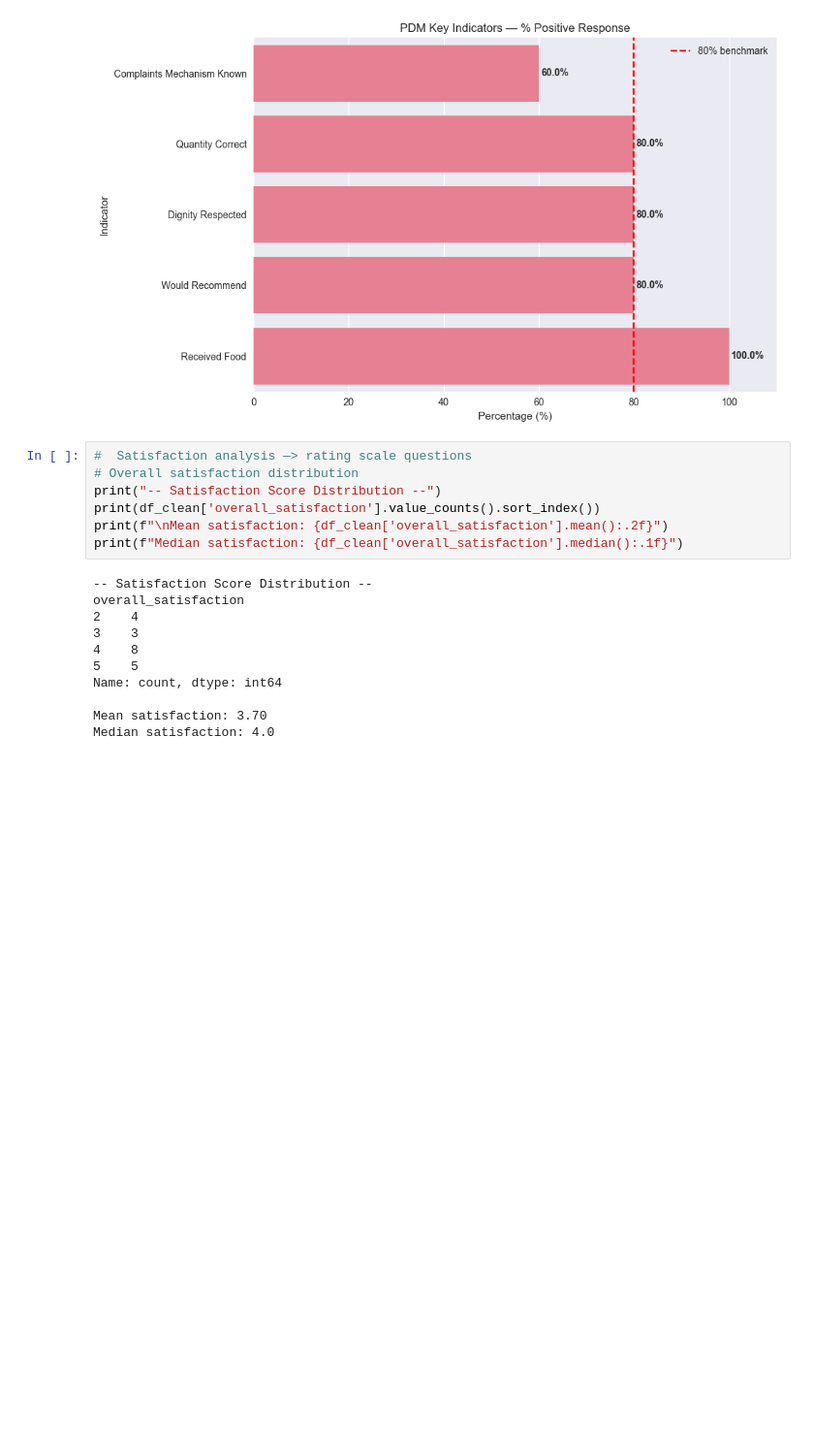
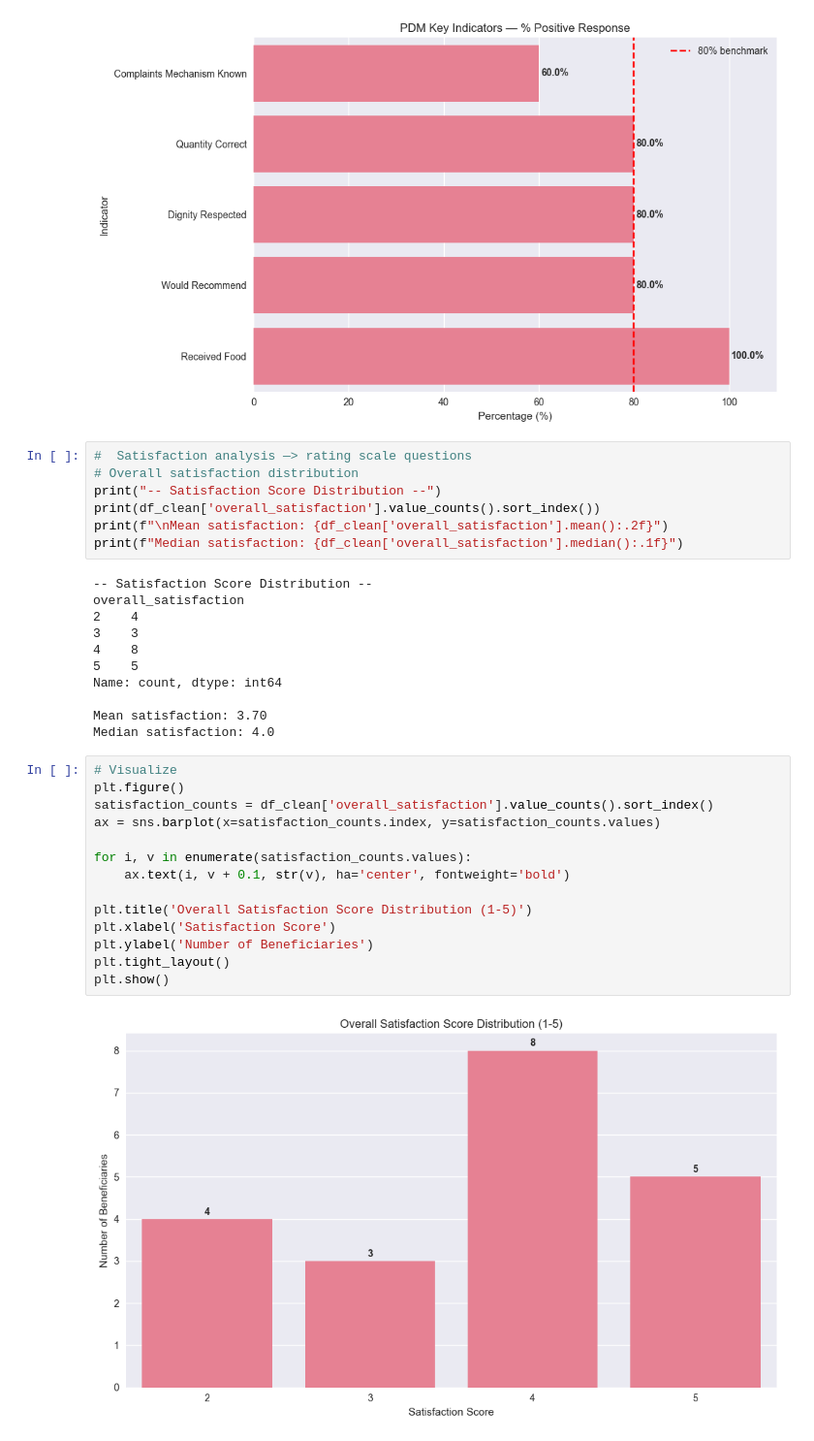
Before and after one commit to Muzhgan-shams/data-analytics, a Jupyter notebook: notebooks/survey_data005.ipynb, the cells around one changed output. Shown at 97% size. Saved outputs shown, nothing was run; the diff lists cells and outputs as text; blank space fills up the shorter version.

Commit message:
feat: add visualization for satisfactory distribution

```diff
--- a/notebooks/survey_data005.ipynb
+++ b/notebooks/survey_data005.ipynb
@@ -161,3 +161,19 @@ Name: count, dtype: int64
 
 Mean satisfaction: 3.70
 Median satisfaction: 4.0
+# %%
+# Visualize
+plt.figure()
+satisfaction_counts = df_clean['overall_satisfaction'].value_counts().sort_index()
+ax = sns.barplot(x=satisfaction_counts.index, y=satisfaction_counts.values)
+
+for i, v in enumerate(satisfaction_counts.values):
+    ax.text(i, v + 0.1, str(v), ha='center', fontweight='bold')
+
+plt.title('Overall Satisfaction Score Distribution (1-5)')
+plt.xlabel('Satisfaction Score')
+plt.ylabel('Number of Beneficiaries')
+plt.tight_layout()
+plt.show()
+# %% [output]
+[figure, added]
```
